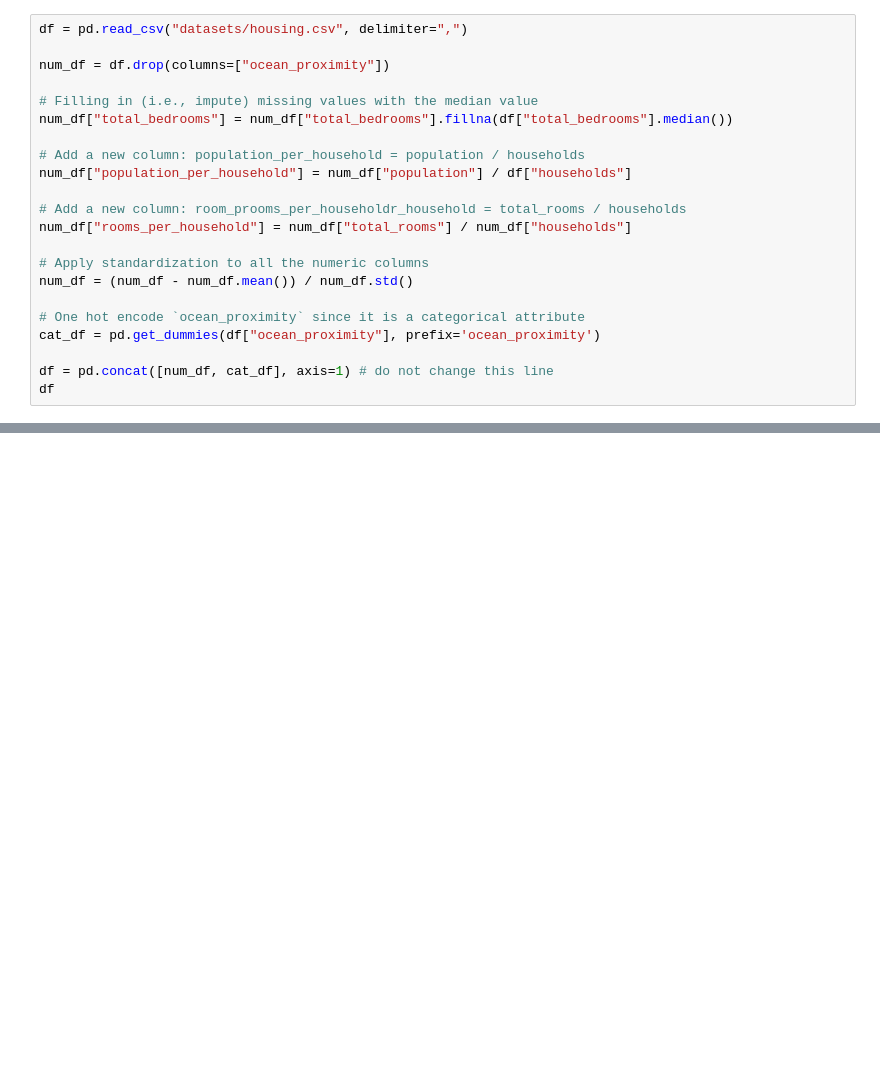
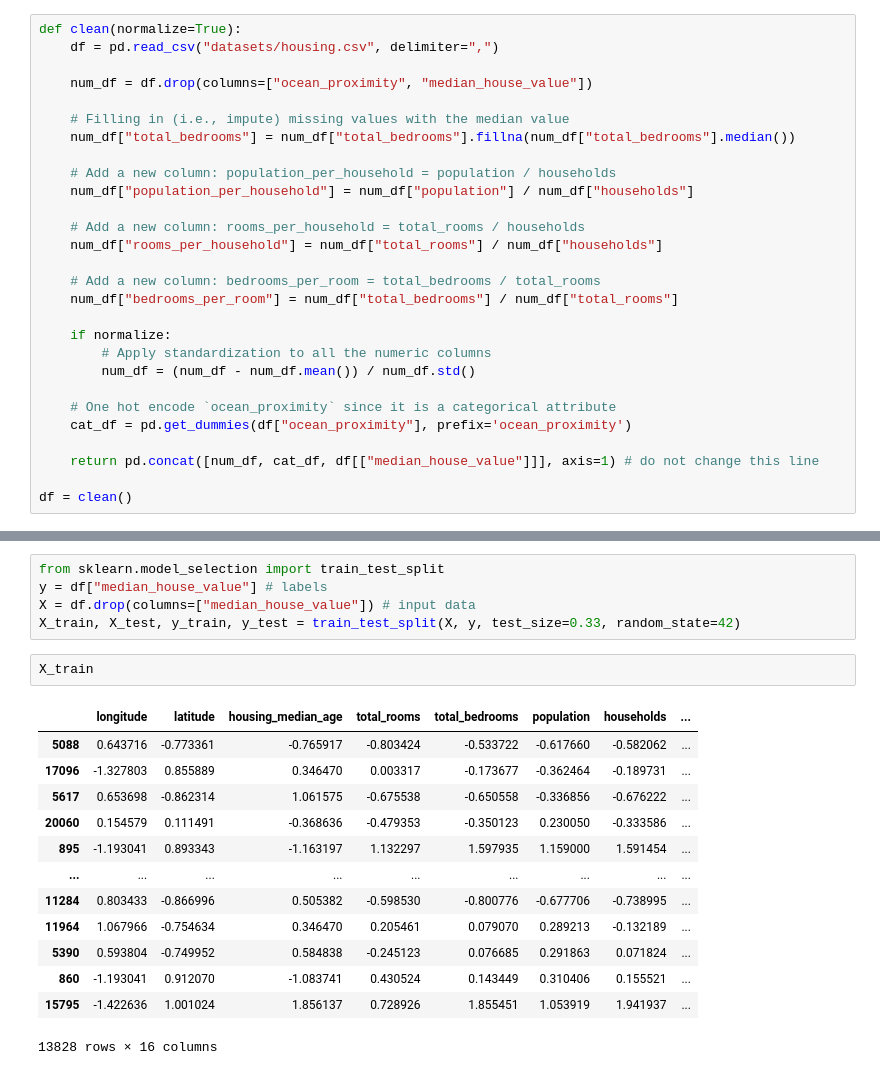
Before and after one commit to w4bo/teaching-handsondatapipelines, a Jupyter notebook: 02-MachineLearning/02-MachineLearning.ipynb, the cells around one changed output, grey strips where cells are left out. Cells and saved outputs as stored; diff of their text form; blank space fills up the shorter version.

```diff
--- a/02-MachineLearning/02-MachineLearning.ipynb
+++ b/02-MachineLearning/02-MachineLearning.ipynb
@@ -18,22 +20,28 @@ steps. All but the last estimator must be transformers (i.e., they must have a `
 # %%
-df = pd.read_csv("datasets/housing.csv", delimiter=",")
+def clean(normalize=True):
+    df = pd.read_csv("datasets/housing.csv", delimiter=",")
 
-num_df = df.drop(columns=["ocean_proximity"])
+    num_df = df.drop(columns=["ocean_proximity", "median_house_value"])
 
-# Filling in (i.e., impute) missing values with the median value
-num_df["total_bedrooms"] = num_df["total_bedrooms"].fillna(df["total_bedrooms"].median())
+    # Filling in (i.e., impute) missing values with the median value
+    num_df["total_bedrooms"] = num_df["total_bedrooms"].fillna(num_df["total_bedrooms"].median())
 
-# Add a new column: population_per_household = population / households
-num_df["population_per_household"] = num_df["population"] / df["households"]
+    # Add a new column: population_per_household = population / households
+    num_df["population_per_household"] = num_df["population"] / num_df["households"]
 
-# Add a new column: room_prooms_per_householdr_household = total_rooms / households
-num_df["rooms_per_household"] = num_df["total_rooms"] / num_df["households"]
+    # Add a new column: rooms_per_household = total_rooms / households
+    num_df["rooms_per_household"] = num_df["total_rooms"] / num_df["households"]
 
-# Apply standardization to all the numeric columns
-num_df = (num_df - num_df.mean()) / num_df.std()
+    # Add a new column: bedrooms_per_room = total_bedrooms / total_rooms
+    num_df["bedrooms_per_room"] = num_df["total_bedrooms"] / num_df["total_rooms"]
 
-# One hot encode `ocean_proximity` since it is a categorical attribute
-cat_df = pd.get_dummies(df["ocean_proximity"], prefix='ocean_proximity')
+    if normalize:
+        # Apply standardization to all the numeric columns
+        num_df = (num_df - num_df.mean()) / num_df.std()
 
-df = pd.concat([num_df, cat_df], axis=1) # do not change this line
-df
+    # One hot encode `ocean_proximity` since it is a categorical attribute
+    cat_df = pd.get_dummies(df["ocean_proximity"], prefix='ocean_proximity')
+
+    return pd.concat([num_df, cat_df, df[["median_house_value"]]], axis=1) # do not change this line
+
+df = clean()
@@ -95,0 +66,21 @@ plt.show()
+# %%
+from sklearn.model_selection import train_test_split
+y = df["median_house_value"] # labels
+X = df.drop(columns=["median_house_value"]) # input data
+X_train, X_test, y_train, y_test = train_test_split(X, y, test_size=0.33, random_state=42)
+# %%
+X_train
+# %% [output]
+|  | longitude | latitude | housing_median_age | total_rooms | total_bedrooms | population | households | ... |
+| 5088 | 0.643716 | -0.773361 | -0.765917 | -0.803424 | -0.533722 | -0.617660 | -0.582062 | ... |
+| 17096 | -1.327803 | 0.855889 | 0.346470 | 0.003317 | -0.173677 | -0.362464 | -0.189731 | ... |
+| 5617 | 0.653698 | -0.862314 | 1.061575 | -0.675538 | -0.650558 | -0.336856 | -0.676222 | ... |
+| 20060 | 0.154579 | 0.111491 | -0.368636 | -0.479353 | -0.350123 | 0.230050 | -0.333586 | ... |
+| 895 | -1.193041 | 0.893343 | -1.163197 | 1.132297 | 1.597935 | 1.159000 | 1.591454 | ... |
+| ... | ... | ... | ... | ... | ... | ... | ... | ... |
+| 11284 | 0.803433 | -0.866996 | 0.505382 | -0.598530 | -0.800776 | -0.677706 | -0.738995 | ... |
+| 11964 | 1.067966 | -0.754634 | 0.346470 | 0.205461 | 0.079070 | 0.289213 | -0.132189 | ... |
+| 5390 | 0.593804 | -0.749952 | 0.584838 | -0.245123 | 0.076685 | 0.291863 | 0.071824 | ... |
+| 860 | -1.193041 | 0.912070 | -1.083741 | 0.430524 | 0.143449 | 0.310406 | 0.155521 | ... |
+| 15795 | -1.422636 | 1.001024 | 1.856137 | 0.728926 | 1.855451 | 1.053919 | 1.941937 | ... |
+13828 rows × 16 columns
```
Also changed, not shown: parts of 15 cells of this notebook, 1 other file.
